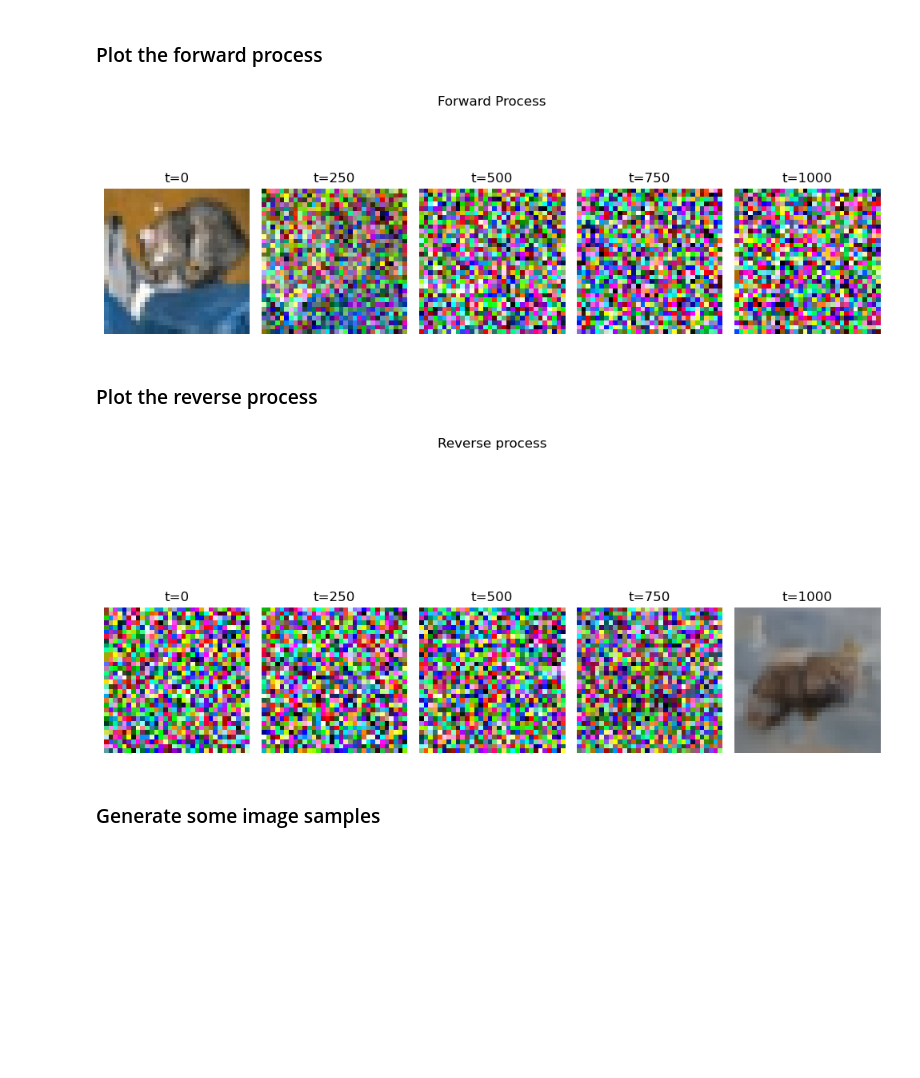
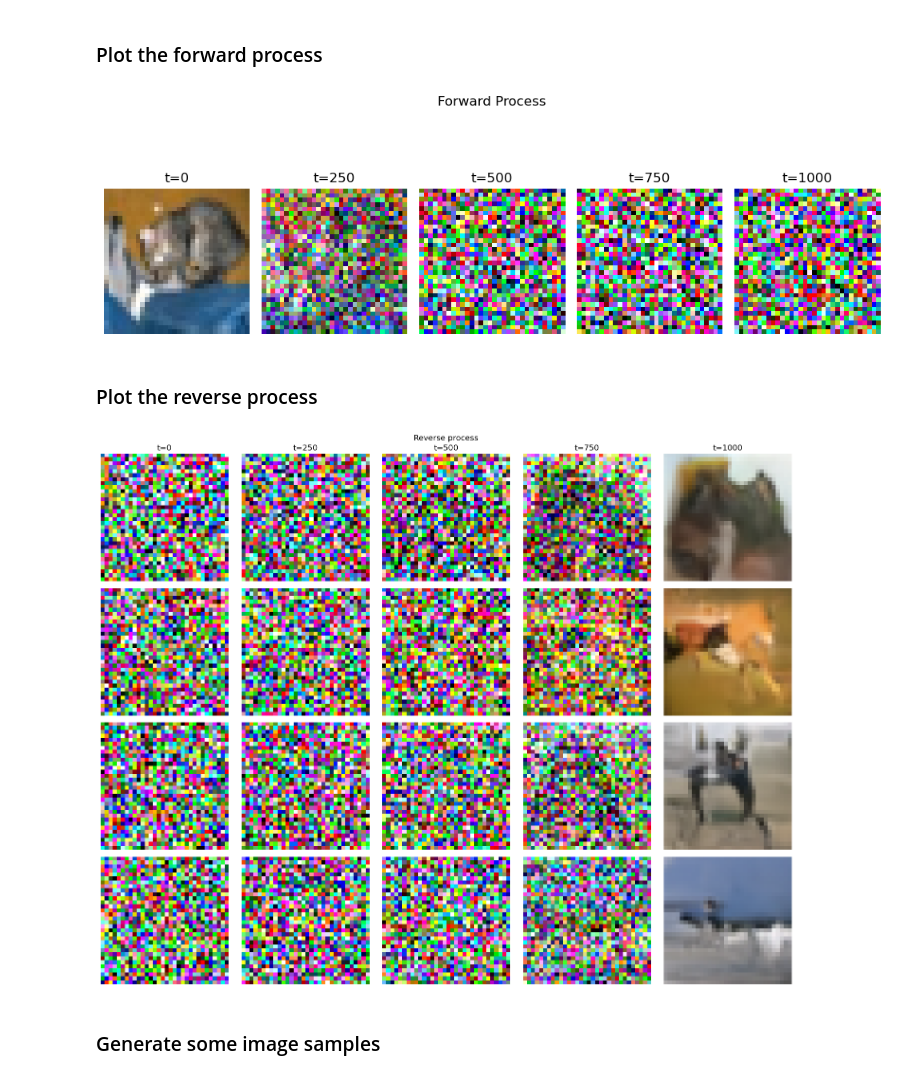
Before and after one commit to czekluk/02456_Group_44_DDPM_Project, a Jupyter notebook: src/main.ipynb, the cells around one changed output. Drawn from its saved outputs; the diff is of its cells as text; code cells hidden in the pictures; blank space fills up the shorter version.

```diff
--- a/src/main.ipynb
+++ b/src/main.ipynb
@@ -5,16 +5,17 @@ This is the main jupyter notebook for running the models for CIFAR10 and MNIST d
 # %% [markdown]
 ### Imports
 # %%
+import os
+import warnings
+# Disable general Python warnings
+warnings.filterwarnings('ignore')
+
 import torch
-import os
-import sys
-
 import numpy as np
 import matplotlib.pyplot as plt
 import tqdm
 
-from datetime import datetime
-from torchvision import datasets, transforms
+from torchvision import transforms
 
 from diffusion_model import DiffusionModel
 from dataset import DiffusionDataModule
@@ -24,7 +25,12 @@ from visualizer import Visualizer
 from unet import SimpleModel
 from typing import List
 from schedule import LinearSchedule, CosineSchedule
-
+from classifier_guidance.diffusion_model_c import DiffClassifierGuidance
+from classifier_guidance.test_mnist import MNISTGuidanceClassifier
+from classifier_guidance.test_cifar10 import CIFAR10GuidanceClassifier
+from classifier_free_guidance.unet_cf import SimpleModelClassFreeGuidance
+from classifier_free_guidance.diffusion_model_cf import DiffClassifierFreeGuidance
+PROJECT_BASE_DIR = os.path.dirname(os.getcwd())
 device = 'cuda' if torch.cuda.is_available() else 'cpu'
 print("Running on: ", device)
 # %% [output]
@@ -230,9 +242,11 @@ c:\Users\zeljk\Documents\DTU\DeepLearning\DenoisingDiffusionModels\02456_Group_4
+# %%
+model_path_cifar10 = os.path.join(PROJECT_BASE_DIR, "resources", "saved_models","cifar10", "cifar10_unet.pth")
 # %%
 # Initialize diffusion model
 T =1000
-model = SimpleModel(ch_layer0=64, out_ch=3, num_layers=3, num_res_blocks_per_layer=2, layer_ids_with_attn=[], dropout=0.1, resamp_with_conv= True)
-schedule = LinearSchedule(10e-4, 0.02, T)
-diffusion_model = DiffusionModel(model, T=T, schedule=schedule, img_shape=(3, 32, 32))
-diffusion_model.load(model_path)
-model.to(device)
+model_cifar10 = SimpleModel(ch_layer0=64, out_ch=3, num_layers=3, num_res_blocks_per_layer=2, layer_ids_with_attn=[], dropout=0.1, resamp_with_conv= True)
+schedule_linear = LinearSchedule(10e-4, 0.02, T)
+diffusion_model_cifar10 = DiffusionModel(model_cifar10, T=T, schedule=schedule_linear, img_shape=(3, 32, 32))
+diffusion_model_cifar10.load(model_path_cifar10)
+model_cifar10.to(device)
 # %% [output]
@@ -258,17 +272,17 @@ SimpleModel(
 ### Plot the forward process
 # %%
 # Plot the samples
-x, _ = next(iter(test_loader))
-plot_forward_process(diffusion_model, x, [0, T//4, T//2, T*3//4, T], title='Forward Process', cmap=None, denormalize=True)
+x, _ = next(iter(test_loader_cifar10))
+plot_forward_process(diffusion_model_cifar10, x, [0, T//4, T//2, T*3//4, T], title='Forward Process', cmap=None, denormalize=True)
 # %% [output]
-[figure, old version]
+[figure, new version]
 # %% [markdown]
 ### Plot the reverse process
 # %%
-samples = diffusion_model.all_step_sample(n_samples=4)
+samples = diffusion_model_cifar10.all_step_sample(n_samples=4)
 plot_reverse_process(samples, [0, T//4, T//2, T*3//4, T], title="Reverse process", cmap=None, denormalize=True)
 # %% [output]
-[figure, old version]
+[figure, new version]
 # %% [markdown]
 ### Generate some image samples
 # %%
```
Also changed, not shown: parts of 21 cells of this notebook, 9 other files.
